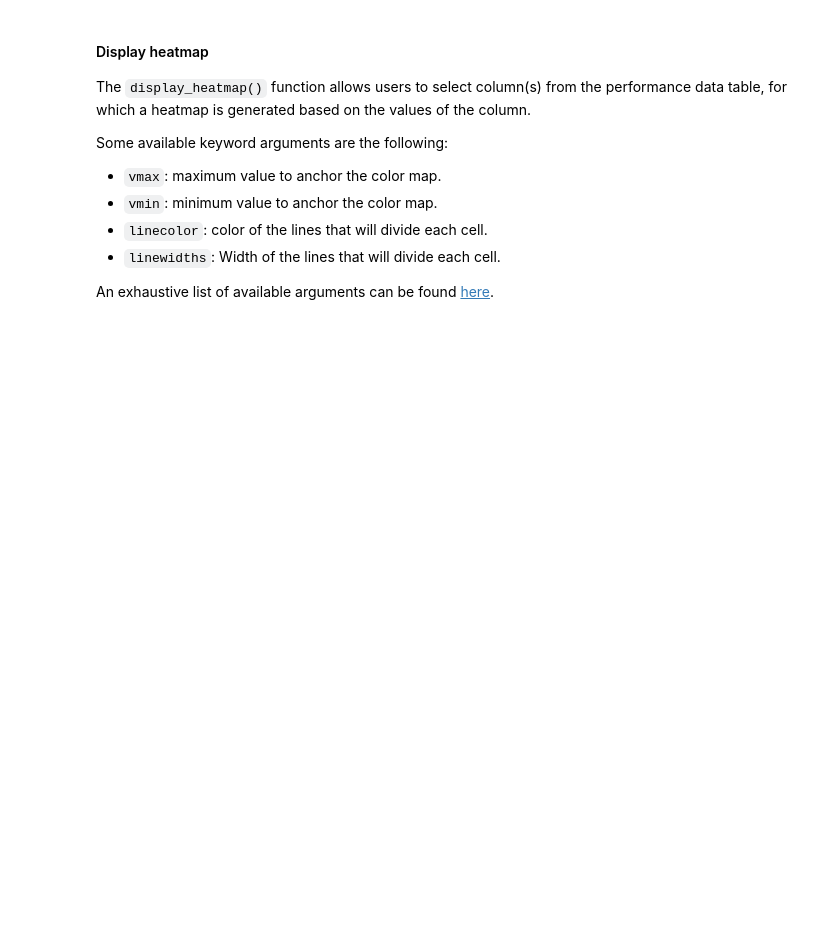
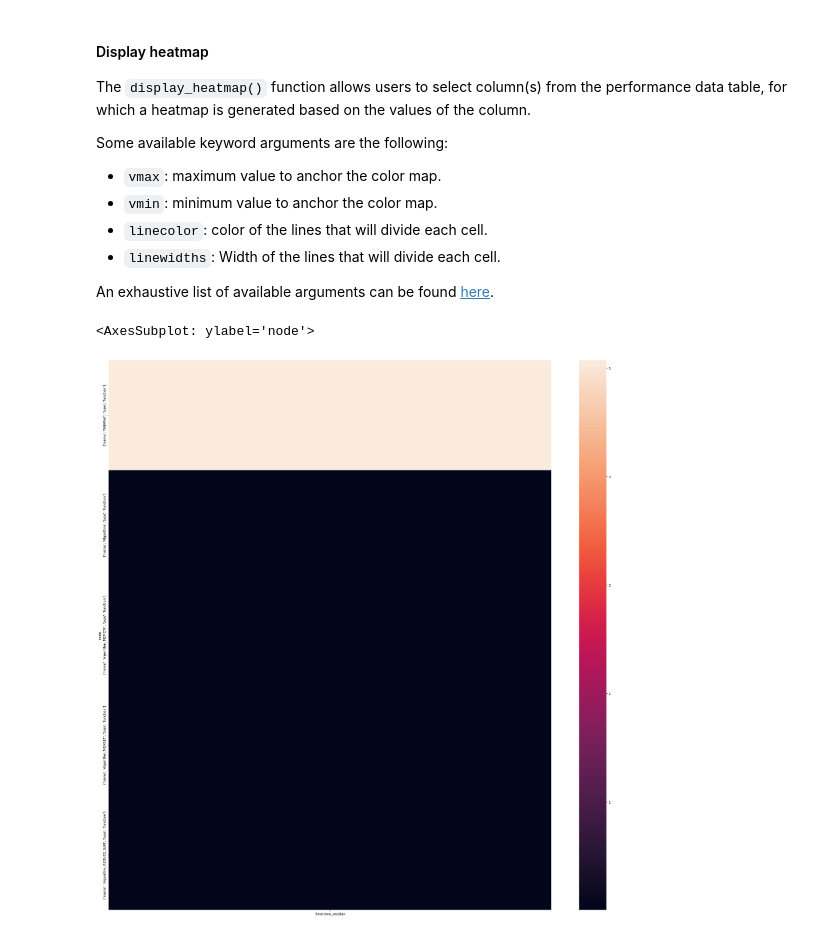
Before and after one commit to LLNL/thicket-tutorial, a Jupyter notebook: notebooks/01_thicket_tutorial.ipynb, the cells around one changed output. Saved outputs shown, nothing was run; the diff lists cells and outputs as text; code cells hidden in the pictures; blank space fills up the shorter version.

```diff
--- a/notebooks/01_thicket_tutorial.ipynb
+++ b/notebooks/01_thicket_tutorial.ipynb
@@ -242,4 +513,7 @@ th_algorithm_ex1.dataframe.columns
 # %%
 plt.figure(figsize=(30, 30))
-metrics = ["Total time (exc)_median"]
+metrics = ["Total time_median"]
 tt.display_heatmap(th_algorithm_ex1, columns=metrics)
+# %% [output]
+<AxesSubplot: ylabel='node'>
+[figure, added]
```
Also changed, not shown: parts of 26 cells of this notebook.
